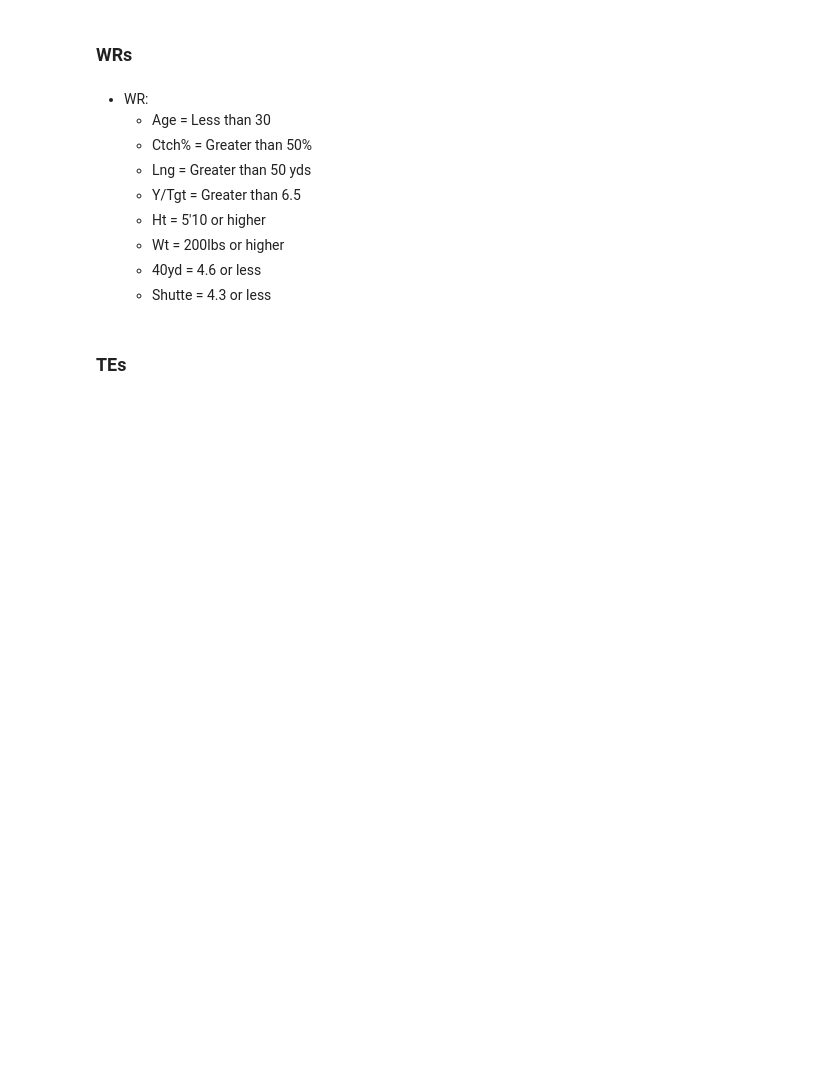
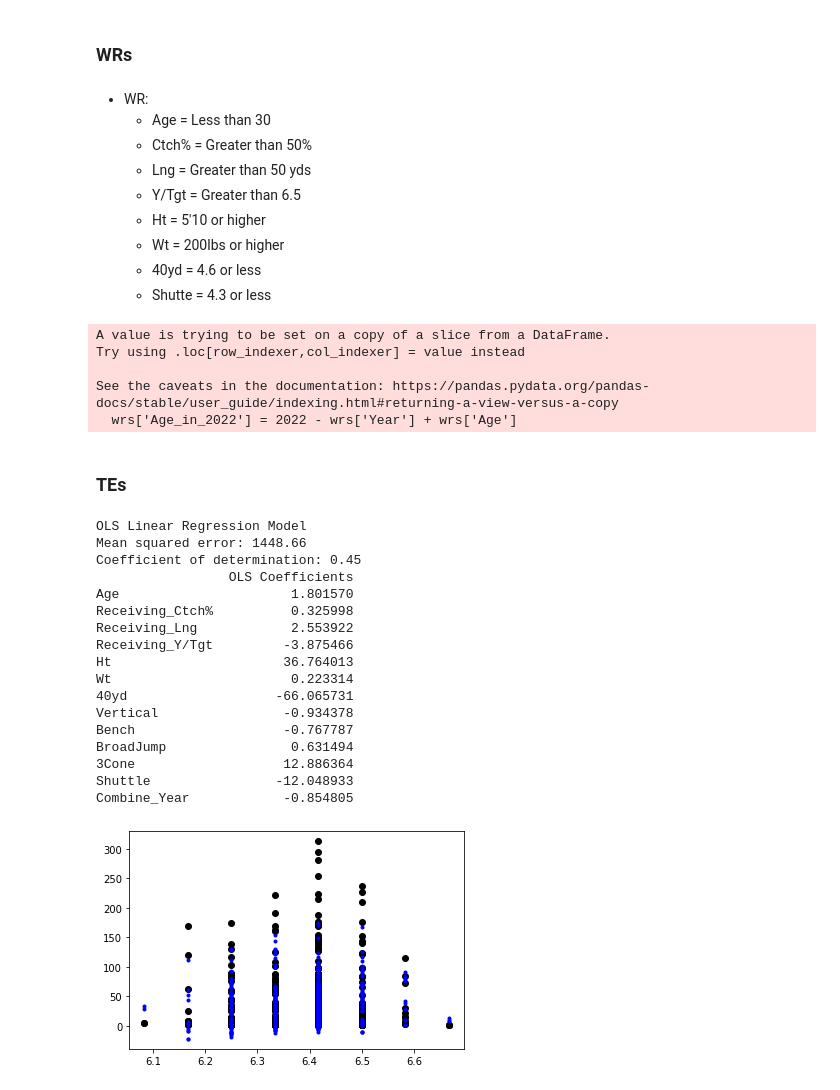
Before and after one commit to mattgilgo/fantasy_football, a Jupyter notebook: models.ipynb, the cells around one changed output. Drawn from its saved outputs; the diff is of its cells as text; code cells hidden in the pictures; blank space fills up the shorter version.

```diff
--- a/models.ipynb
+++ b/models.ipynb
@@ -221,6 +301,33 @@ plt.show()
     - Wt = 200lbs or higher
     - 40yd = 4.6 or less
     - Shutte = 4.3 or less
+# %%
+# List of WRs with that fit optimal Fantasy WR Criteria
+wrs['Age_in_2022'] = 2022 - wrs['Year'] + wrs['Age']
+wrs_best_projected = wrs[(wrs['Age_in_2022'] <= 30) & (wrs['Receiving_Ctch%'] > 50) & (wrs['Receiving_Lng'] > 50) & (wrs['Receiving_Y/Tgt'] > 6.5) & (wrs['Ht'] > 5.8) & (wrs['Wt'] > 200) & (wrs['40yd'] < 4.6) & (wrs['Shuttle'] < 4.3)]
+"""
+top_wrs = wrs_best_projected[(wrs_best_projected['Year'] >= 2019) & (wrs_best_projected['Fantasy_PosRank'] <= 30)]
+top_wrs = top_wrs.sort_values(by=['Rank'])
+top_wrs = top_wrs['Player'].unique()
+#top_wrs = top_wrs[0:20]
+
+with open("top_wrs.txt", "w") as output:
+    output.write(str(top_wrs))
+"""
+
+top_wrs = wrs_best_projected[(wrs_best_projected['Year'] >= 2017) & (wrs_best_projected['Fantasy_PosRank'] <= 30)]
+top_wrs_agg = top_wrs.groupby('Player').agg({'Fantasy_PosRank': ['mean', 'std'], 'Year': 'count', 'Rank': 'mean'}).reset_index()
+#top_tes_agg.sort_values([('Year','count'),('Rank','mean')],ascending=False)
+top_wrs_agg_sorted = top_wrs_agg.sort_values([('Fantasy_PosRank','mean')])
+
+with open("top_wrs_agg_sorted.txt", "w") as output:
+    output.write(str(top_wrs_agg_sorted))
+# %% [output]
+A value is trying to be set on a copy of a slice from a DataFrame.
+Try using .loc[row_indexer,col_indexer] = value instead
+
+See the caveats in the documentation: https://pandas.pydata.org/pandas-docs/stable/user_guide/indexing.html#returning-a-view-versus-a-copy
+  wrs['Age_in_2022'] = 2022 - wrs['Year'] + wrs['Age']
 # %% [markdown]
 ### TEs
 # %%
@@ -236,22 +343,41 @@ x_train,x_test,y_train,y_test = train_test_split(x,y,test_size=0.20,random_state
 # %%
 # Ordinary Least Squares using using fit and predict TE Fantasy Points
 print('OLS Linear Regression Model')
 ols_reg = LinearRegression()
 model_ols = ols_reg.fit(x_train,y_train)
 y_preds_ols = model_ols.predict(x_test)
 
 # The mean squared error
 print("Mean squared error: %.2f" % mean_squared_error(y_test, y_preds_ols))
 # The coefficient of determination: 1 is perfect prediction
 print("Coefficient of determination: %.2f" % r2_score(y_test, y_preds_ols))
 # Print Importance Coefficients
 cdf = pd.DataFrame(model_ols.coef_, x.columns, columns=['OLS Coefficients'])
 print(cdf)
 
 # Plot outputs
-plt.scatter(x_test.iloc[:,1].values, y_test, color="black")
-plt.plot(x_test.iloc[:,1].values, y_preds_ols, '.', color="blue")
+plt.scatter(x_test.iloc[:,4].values, y_test, color="black")
+plt.plot(x_test.iloc[:,4].values, y_preds_ols, '.', color="blue")
 
 plt.show()
+# %% [output]
+OLS Linear Regression Model
+Mean squared error: 1448.66
+Coefficient of determination: 0.45
+                 OLS Coefficients
+Age                      1.801570
+Receiving_Ctch%          0.325998
+Receiving_Lng            2.553922
+Receiving_Y/Tgt         -3.875466
+Ht                      36.764013
+Wt                       0.223314
+40yd                   -66.065731
+Vertical                -0.934378
+Bench                   -0.767787
+BroadJump                0.631494
+3Cone                   12.886364
+Shuttle                -12.048933
+Combine_Year            -0.854805
+[figure, added]
 # %% [markdown]
 ### For choosing players, OLS suggests...
```
Also changed, not shown: parts of 12 cells of this notebook, 11 other files.
